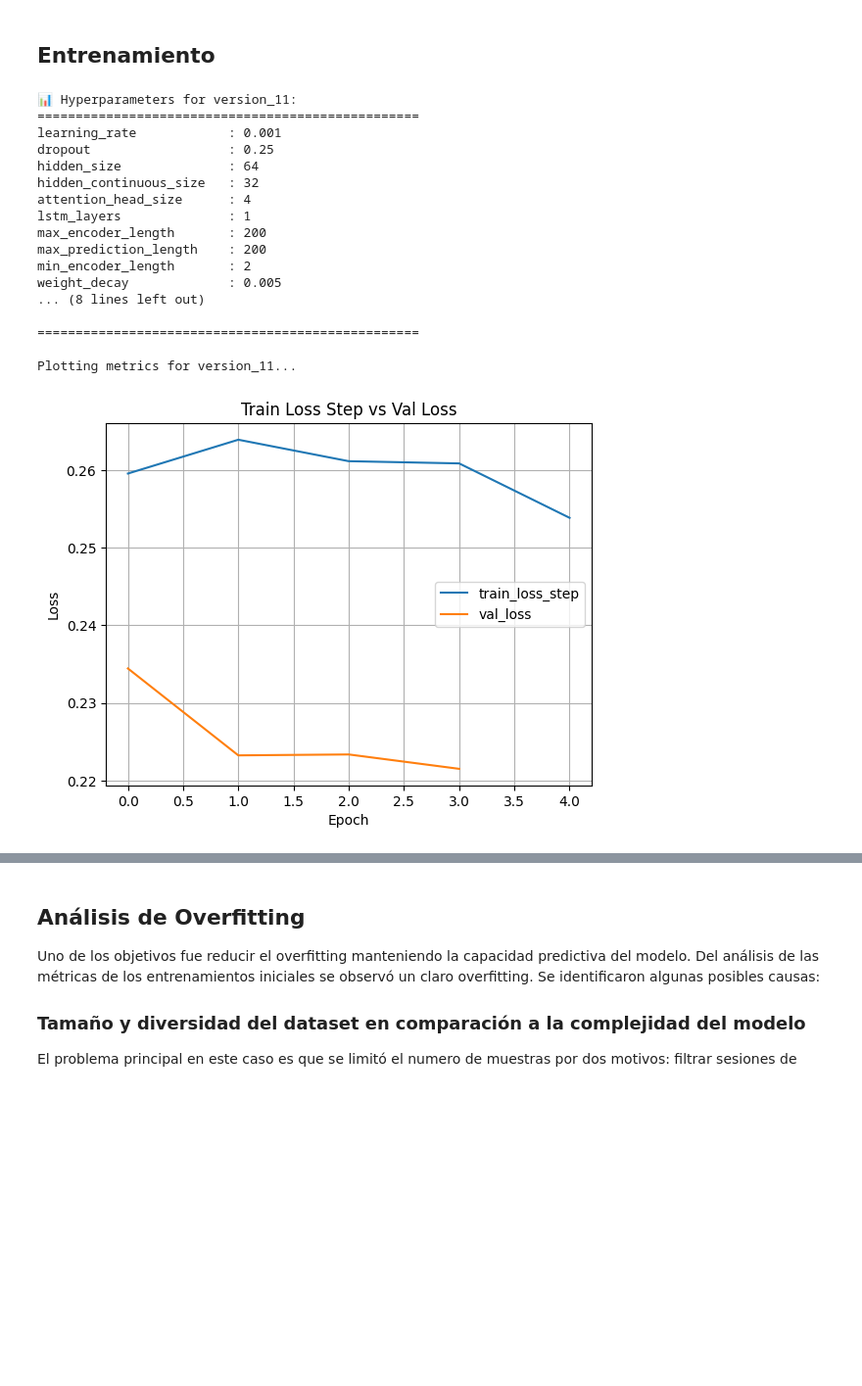
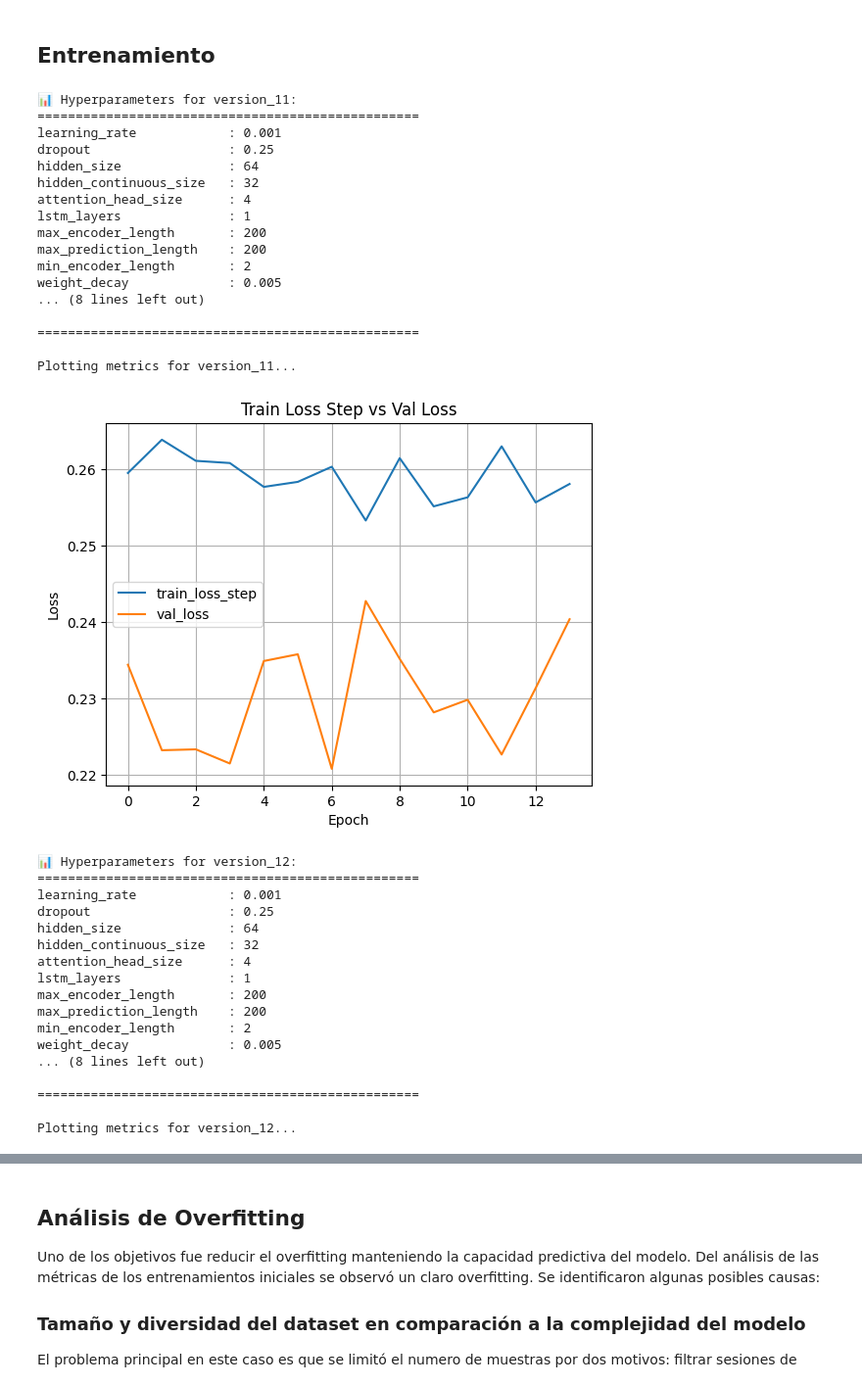
Before and after one commit to ericmaster/tft-predictor, a Jupyter notebook: tft-notebook.ipynb, the cells around one changed output, grey strips where cells are left out. Shown at 98% size. Cells and saved outputs as stored; diff of their text form; code cells hidden in the pictures; blank space fills up the shorter version.

Commit message:
Updates, refactoring and predictions

```diff
--- a/tft-notebook.ipynb
+++ b/tft-notebook.ipynb
@@ -273,7 +266,7 @@ from utils.viz import plot_metrics, extract_hparams
 logs_dir = "./logs/tft_model/"
 # for version in sorted(os.listdir(logs_dir)):
 # for version in ['version_2', 'version_4', 'version_6', 'version_7', 'version_8', 'version_9']:
-for version in ['version_11']:
+for version in ['version_11', 'version_12', 'version_13']:
     version_path = os.path.join(logs_dir, version)
     if not os.path.isdir(version_path):
         continue
@@ -328,31 +321,48 @@ for version in ['version_11']:
         except Exception as e:
             print(f"Error processing {hparams_file}: {str(e)}")
 
         print("\n" + "=" * 50 + "\n")
 
     if os.path.exists(metrics_file):
         print(f"Plotting metrics for {version}...")
         plot_metrics(
             metrics_file,
             plot_metrics=[["train_loss_step", "val_loss"]],
             # save_svg_path=os.path.join("./assets/", f"loss_plot_{version}.svg")
         )
 # %% [output]
 📊 Hyperparameters for version_11:
 ==================================================
 learning_rate            : 0.001
 dropout                  : 0.25
 hidden_size              : 64
 hidden_continuous_size   : 32
 attention_head_size      : 4
 lstm_layers              : 1
 max_encoder_length       : 200
 max_prediction_length    : 200
 min_encoder_length       : 2
 weight_decay             : 0.005
 ... (8 lines left out)
 
 ==================================================
 
 Plotting metrics for version_11...
-[figure, old version]
+[figure, new version]
+📊 Hyperparameters for version_12:
+==================================================
+learning_rate            : 0.001
+dropout                  : 0.25
+hidden_size              : 64
+hidden_continuous_size   : 32
+attention_head_size      : 4
+lstm_layers              : 1
+max_encoder_length       : 200
+max_prediction_length    : 200
+min_encoder_length       : 2
+weight_decay             : 0.005
+... (8 lines left out)
+
+==================================================
+
+Plotting metrics for version_12...
```
Also changed, not shown: parts of 12 cells of this notebook, 7 other files.
